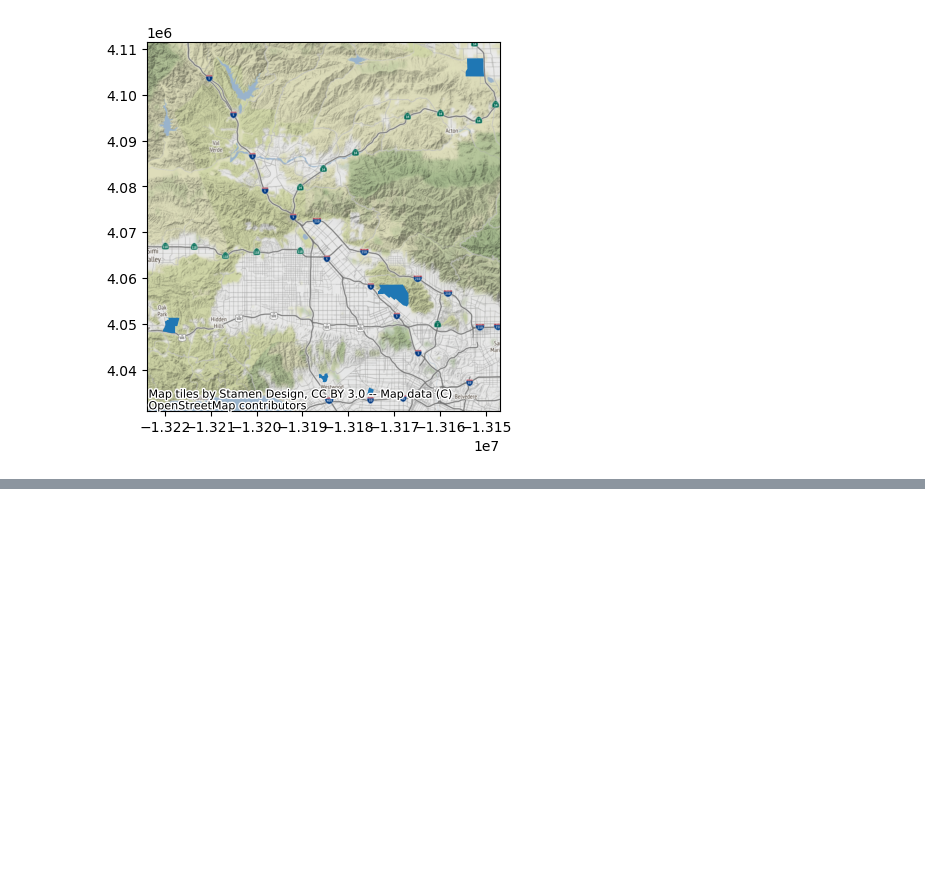
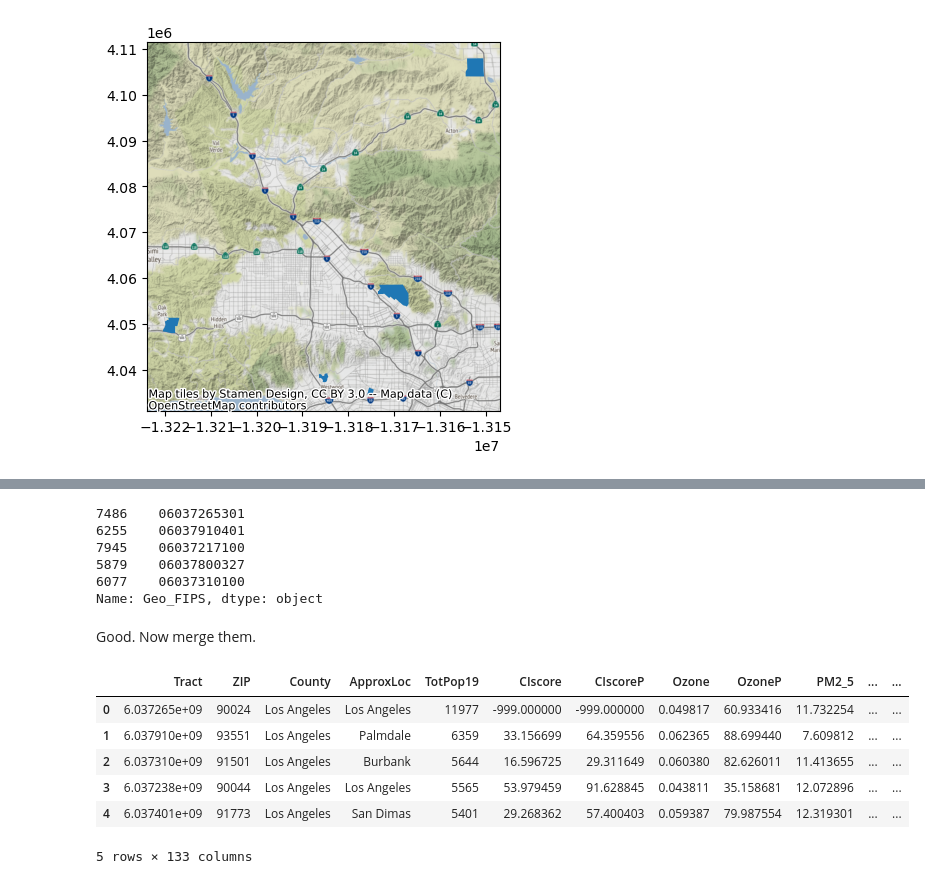
Before and after one commit to aron-walker/up221-aron, a Jupyter notebook: week3/week_3_aron_walker.ipynb, the cells around one changed output, grey strips where cells are left out. Saved outputs shown, nothing was run; the diff lists cells and outputs as text; code cells hidden in the pictures; blank space fills up the shorter version.

```diff
--- a/week3/week_3_aron_walker.ipynb
+++ b/week3/week_3_aron_walker.ipynb
@@ -318,0 +323,29 @@ Curious. I think the next step would be to explore each of these places... I don
+# %%
+# Make mappable FIPS code into a string and add a leading zero
+mappable['Geo_FIPS']='0'+mappable['Tract'].astype(int).astype(str)
+
+# Check
+mappable['Geo_FIPS'].head()
+# %% [output]
+7486    06037265301
+6255    06037910401
+7945    06037217100
+5879    06037800327
+6077    06037310100
+Name: Geo_FIPS, dtype: object
+# %% [markdown]
+Good. Now merge them.
+# %%
+# Make a merged dataframe
+merged=mappable.merge(census,on='Geo_FIPS')
+
+# Check
+merged.head()
+# %% [output]
+|  | Tract | ZIP | County | ApproxLoc | TotPop19 | CIscore | CIscoreP | Ozone | OzoneP | PM2_5 | ... | ... |
+| 0 | 6.037265e+09 | 90024 | Los Angeles | Los Angeles | 11977 | -999.000000 | -999.000000 | 0.049817 | 60.933416 | 11.732254 | ... | ... |
+| 1 | 6.037910e+09 | 93551 | Los Angeles | Palmdale | 6359 | 33.156699 | 64.359556 | 0.062365 | 88.699440 | 7.609812 | ... | ... |
+| 2 | 6.037310e+09 | 91501 | Los Angeles | Burbank | 5644 | 16.596725 | 29.311649 | 0.060380 | 82.626011 | 11.413655 | ... | ... |
+| 3 | 6.037238e+09 | 90044 | Los Angeles | Los Angeles | 5565 | 53.979459 | 91.628845 | 0.043811 | 35.158681 | 12.072896 | ... | ... |
+| 4 | 6.037401e+09 | 91773 | Los Angeles | San Dimas | 5401 | 29.268362 | 57.400403 | 0.059387 | 79.987554 | 12.319301 | ... | ... |
+5 rows × 133 columns
```
Also changed, not shown: parts of 14 cells of this notebook, 1 other file.
